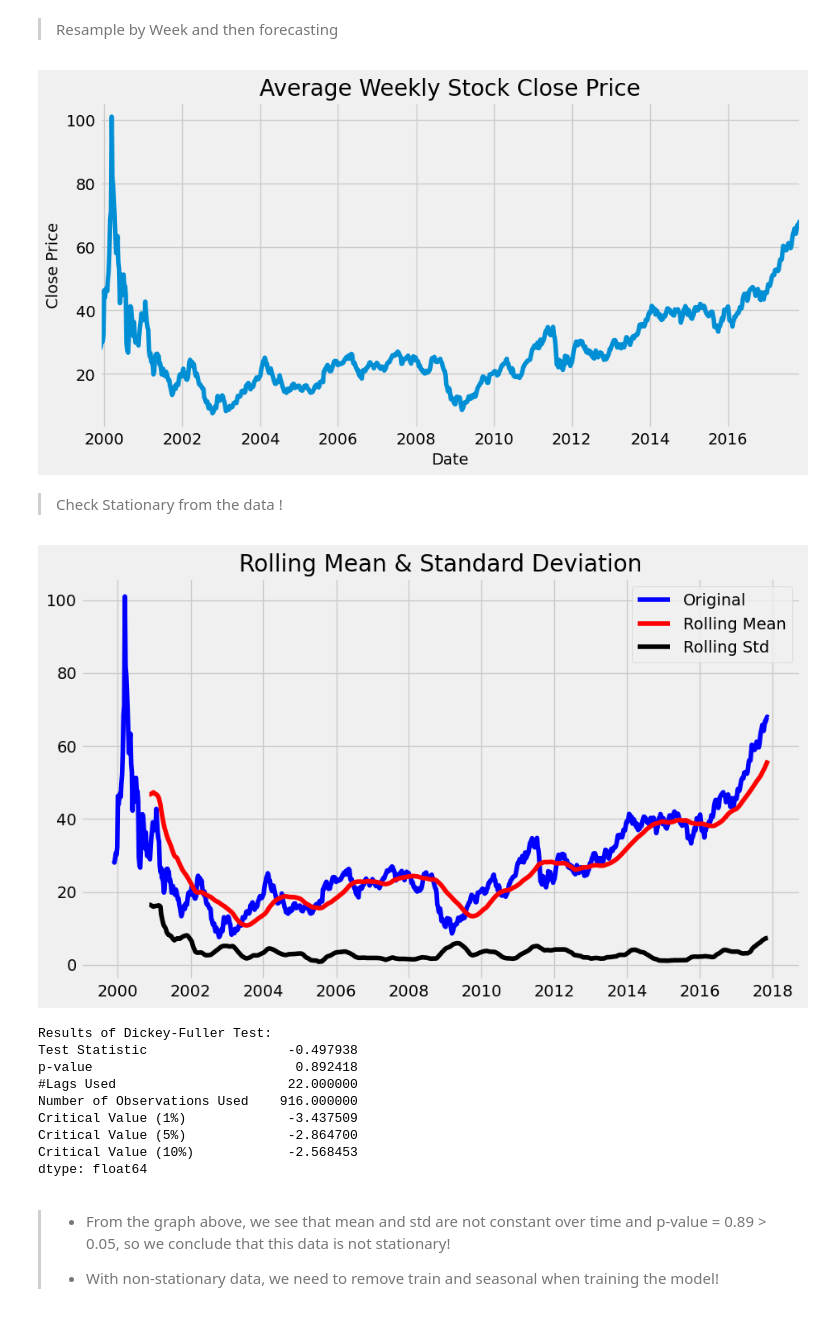
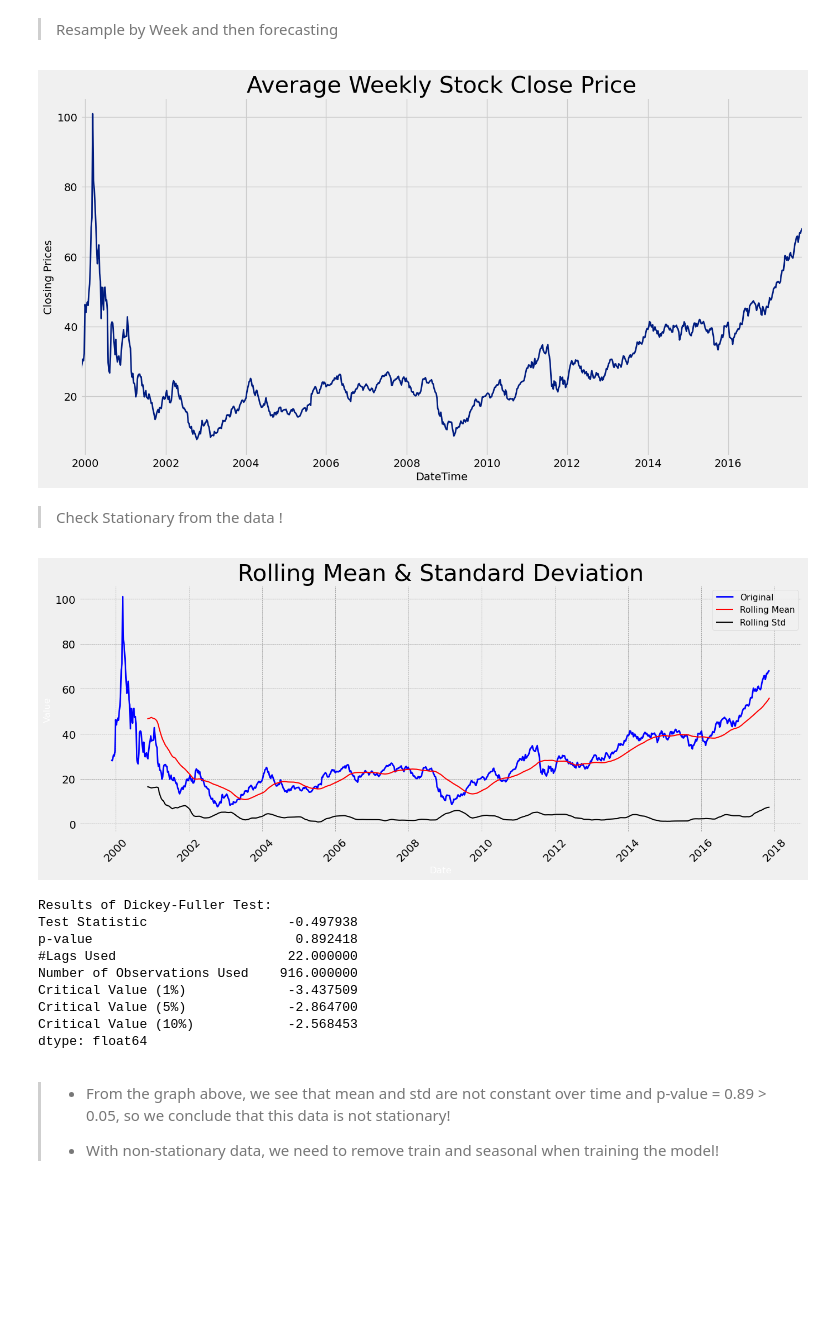
Before and after one commit to HoaNguyen710/DataSample, a Jupyter notebook: testDemo.ipynb, the cells around one changed output. Cells and saved outputs as stored; diff of their text form; code cells hidden in the pictures; blank space fills up the shorter version.

Commit message:
update more beautiful visualize file

```diff
--- a/testDemo.ipynb
+++ b/testDemo.ipynb
@@ -102,0 +95,11 @@ Text(0.5, 1.0, 'Closing Price')
+# %%
+sns.set_palette("dark")
+plt.figure(figsize=(15, 8))
+plt.grid(True, linestyle="--", linewidth=0.5, color="gray")
+plt.xlabel("DateTime", fontsize=14,color='black')
+plt.ylabel("Closing Prices", fontsize=14,color='black')
+plt.plot(stock["Close"], linewidth=2, markersize=5)
+plt.title("Closing Prices Over Time", fontsize=30,color='black')
+plt.xticks(rotation=45)
+plt.tight_layout()
+plt.show()
@@ -112,37 +117,43 @@ df = ts_m
 # Aggregate by week and average stock prices in each week
 ts_week = stock['Close'].resample('W').mean()
 # Draw charts
-plt.figure(figsize=(10, 5))
-ts_week.plot(title='Average Weekly Stock Close Price')
-plt.xlabel('Date')
-plt.ylabel('Close Price')
+plt.figure(figsize=(15, 8))
+ts_week.plot(linewidth=2, markersize=5)
+plt.xlabel("DateTime", fontsize=14)
+plt.ylabel("Closing Prices", fontsize=14)
+plt.title("Average Weekly Stock Close Price", fontsize=30)
 plt.show(1)
 # %% [output]
-[figure, old version]
+[figure, new version]
 # %% [markdown]
 > Check Stationary from the data !
 # %%
 def test_stationarity(timeseries):
-    # Determing rolling statistics
-    rolmean = timeseries.rolling(window=52,center=False).mean()
-    rolstd = timeseries.rolling(window=52,center=False).std()
-    # Plot rolling statistics:
-    orig = plt.plot(timeseries, color='blue',label='Original')
-    mean = plt.plot(rolmean, color='red', label='Rolling Mean')
-    std = plt.plot(rolstd, color='black', label = 'Rolling Std')
-    plt.legend(loc='best')
-    plt.title('Rolling Mean & Standard Deviation')
-    plt.show(block=False)
-    # Perform Dickey-Fuller test:
-    print('Results of Dickey-Fuller Test:')
-    dftest = adfuller(timeseries, autolag='AIC')
-    dfoutput = pd.Series(dftest[0:4], index=['Test Statistic','p-value','#Lags Used','Number of Observations Used'])
-    for key,value in dftest[4].items():
-        dfoutput['Critical Value (%s)'%key] = value
+    rolmean = timeseries.rolling(window=52, center=False).mean()
+    rolstd = timeseries.rolling(window=52, center=False).std()
+    plt.figure(figsize=(14, 6))
+    plt.plot(timeseries, color="Blue", label="Original", linewidth=2)
+    plt.plot(rolmean, color="Red", label="Rolling Mean", linewidth=1.5)
+    plt.plot(rolstd, color="Black", label="Rolling Std", linewidth=1.5)
+    plt.grid(True, linestyle="--", linewidth=0.5, color="gray")
+    plt.xlabel("Date", fontsize=12, color="white")
+    plt.ylabel("Value", fontsize=12, color="white")
+    plt.title("Rolling Mean & Standard Deviation", fontsize=30)
+    plt.legend(loc="best", fontsize=11)
+    plt.xticks(rotation=45)
+    plt.tight_layout()
+    plt.show()
+
+    print("\nResults of Dickey-Fuller Test:")
+    dftest = adfuller(timeseries, autolag="AIC")
+    dfoutput = pd.Series(dftest[0:4], index=["Test Statistic", "p-value", "#Lags Used", "Number of Observations Used"])
+    for key, value in dftest[4].items():
+        dfoutput["Critical Value (%s)" % key] = value
     print(dfoutput)
+sns.set_palette("dark")
 test_stationarity(ts_week)
 # %% [output]
-[figure, old version]
+[figure, new version]
 Results of Dickey-Fuller Test:
 Test Statistic                  -0.497938
 p-value                          0.892418
```
Also changed, not shown: parts of 23 cells of this notebook.
